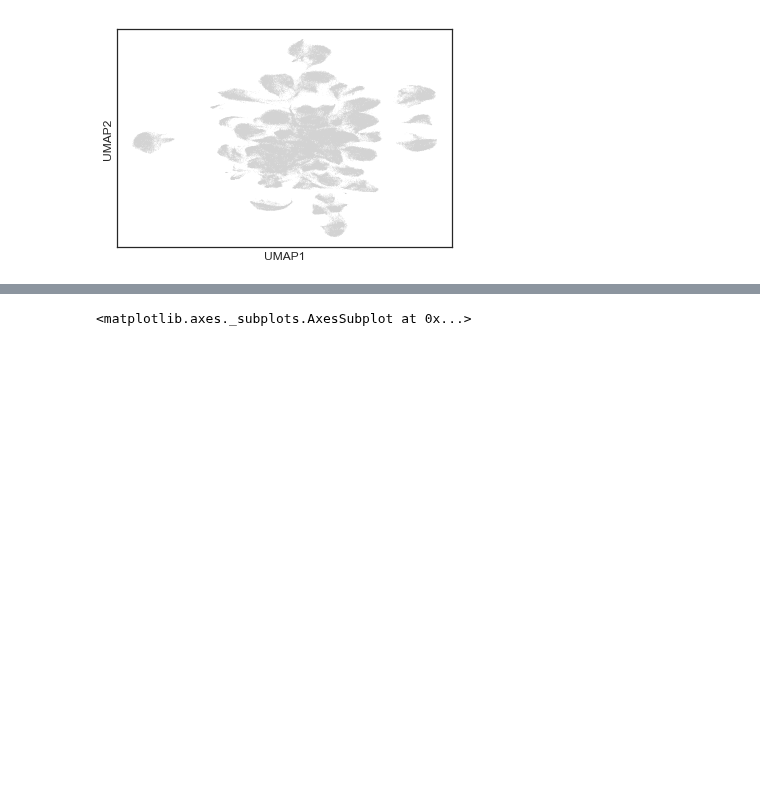
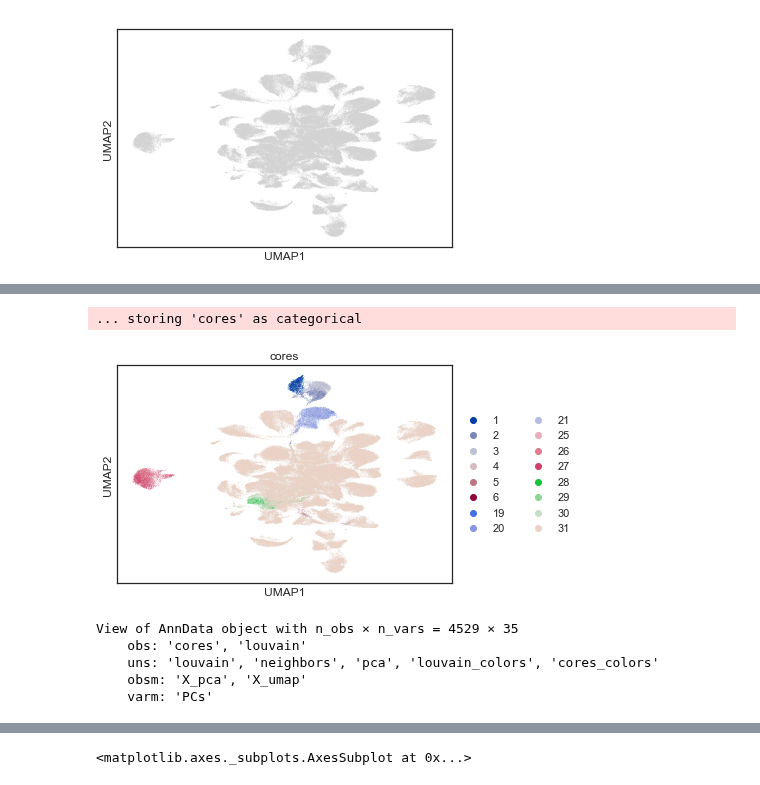
Before and after one commit to ajitjohnson/Jupyter-Notebooks, a Jupyter notebook: Vignesh_PTCL_TMA.ipynb, the cells around one changed output, grey strips where cells are left out. Saved outputs shown, nothing was run; the diff lists cells and outputs as text; code cells hidden in the pictures; blank space fills up the shorter version.

```diff
--- a/Vignesh_PTCL_TMA.ipynb
+++ b/Vignesh_PTCL_TMA.ipynb
@@ -94,0 +114,5 @@ AnnData object with n_obs × n_vars = 171304 × 35
+# %%
+sc.pl.umap(adata,color='cores')
+# %% [output]
+... storing 'cores' as categorical
+[figure, added]
@@ -94,0 +121,10 @@ AnnData object with n_obs × n_vars = 171304 × 35
+# %%
+p1 = adata[adata.obs['cores'].isin(['1', '2'])]
+#p1 = adata[adata.obs['cores'] == s]
+p1
+# %% [output]
+View of AnnData object with n_obs × n_vars = 4529 × 35
+    obs: 'cores', 'louvain'
+    uns: 'louvain', 'neighbors', 'pca', 'louvain_colors', 'cores_colors'
+    obsm: 'X_pca', 'X_umap'
+    varm: 'PCs'
```
Also changed, not shown: parts of 23 cells of this notebook.
